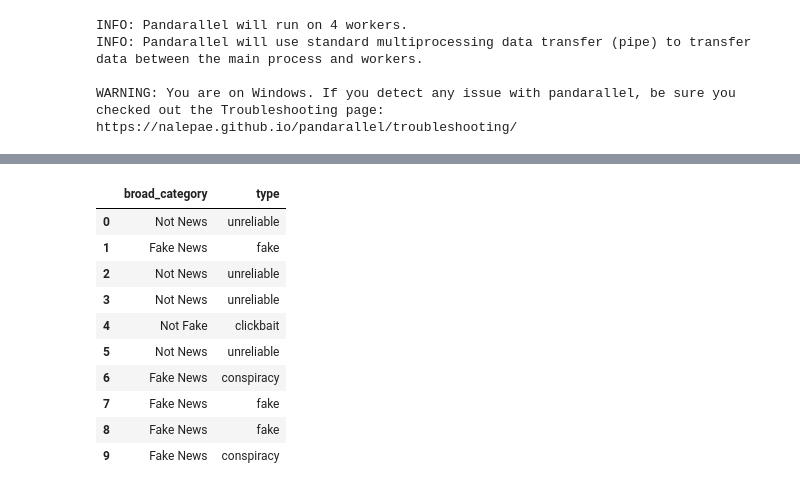
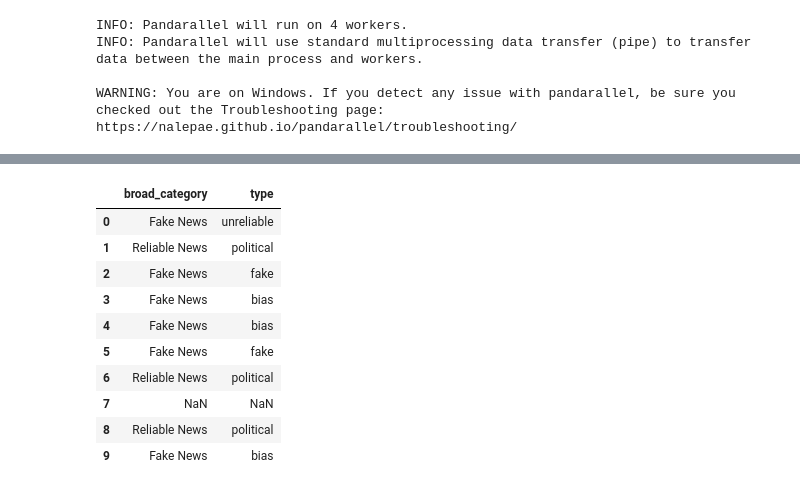
Before and after one commit to NikolajBruun/Fake-News, a Jupyter notebook: jupyter_cleaning.ipynb, the cells around one changed output, grey strips where cells are left out. Saved outputs shown, nothing was run; the diff lists cells and outputs as text; code cells hidden in the pictures.

```diff
--- a/jupyter_cleaning.ipynb
+++ b/jupyter_cleaning.ipynb
@@ -14,13 +20,6 @@ from pandarallel import pandarallel
 import pandas as pd
 # %%
 #Læser data-filen
-df = pd.DataFrame(pd.read_csv("news_sample.csv")) #indsæt her træning
+df = pd.DataFrame(pd.read_csv("val_set.csv")) #INDLÆS FIL HER
 
-#news_sample.csv
-#/Users/Danie/GDS/CSV/995,000_rows.csv
-
-#Vi bruger 'content' kolonnen.
-my_cleaning_df = df[["content","id"]].copy()
-
-#Vi bruger 'content' kolonnen.
-#my_cleaning_df = df[["content"]].copy()
+temp_df = df[["content","id"]].copy()
@@ -141,3 +121,3 @@ my_cleaning_df.head()
 # %%
 # Brug map til at opdatere content baseret på id
-df['content'] = df['id'].map(my_cleaning_df.set_index('id')['content'])
+df['content'] = df['id'].map(temp_df.set_index('id')['content'])
@@ -200,3 +162,3 @@ plt.show()
 # %%
 # Brug map til at opdatere content baseret på id
-df['content'] = df['id'].map(my_cleaning_df.set_index('id')['content'])
+df['content'] = df['id'].map(temp_df.set_index('id')['content'])
@@ -212,31 +165,32 @@ df.head(5)
 # %%
 category_mapping = {
     "fake": "Fake News",
-    "satire": "Fake Fake",
+    "satire": "Fake News",
     "bias": "Fake News",
     "conspiracy": "Fake News",
     "junksci": "Fake News",
-    "hate": "Reliable News",
-    "clickbait": "Not Fake",
-    "unreliable": "Not News",
-    "political": "Reliable News", #SKAL VI OMITTE?
-    "reliable": "Reliable News"
+    "hate": "Fake News",
+    "clickbait": "Fake News",
+    "unreliable": "Fake News",
+    "political": "Reliable News",
+    "reliable": "Reliable News" ,
+    "Reliable News": "Reliable News"
 }
 
 # Apply the mapping
 df['broad_category'] = df['type'].map(category_mapping)
 
 # Check the result to make sure mapping is performed correctly
 df[['broad_category', 'type']].head(10)
 # %% [output]
 |  | broad_category | type |
-| 0 | Not News | unreliable |
-| 1 | Fake News | fake |
-| 2 | Not News | unreliable |
-| 3 | Not News | unreliable |
-| 4 | Not Fake | clickbait |
-| 5 | Not News | unreliable |
-| 6 | Fake News | conspiracy |
-| 7 | Fake News | fake |
-| 8 | Fake News | fake |
-| 9 | Fake News | conspiracy |
+| 0 | Fake News | unreliable |
+| 1 | Reliable News | political |
+| 2 | Fake News | fake |
+| 3 | Fake News | bias |
+| 4 | Fake News | bias |
+| 5 | Fake News | fake |
+| 6 | Reliable News | political |
+| 7 | NaN | NaN |
+| 8 | Reliable News | political |
+| 9 | Fake News | bias |
```
Also changed, not shown: parts of 29 cells of this notebook.
